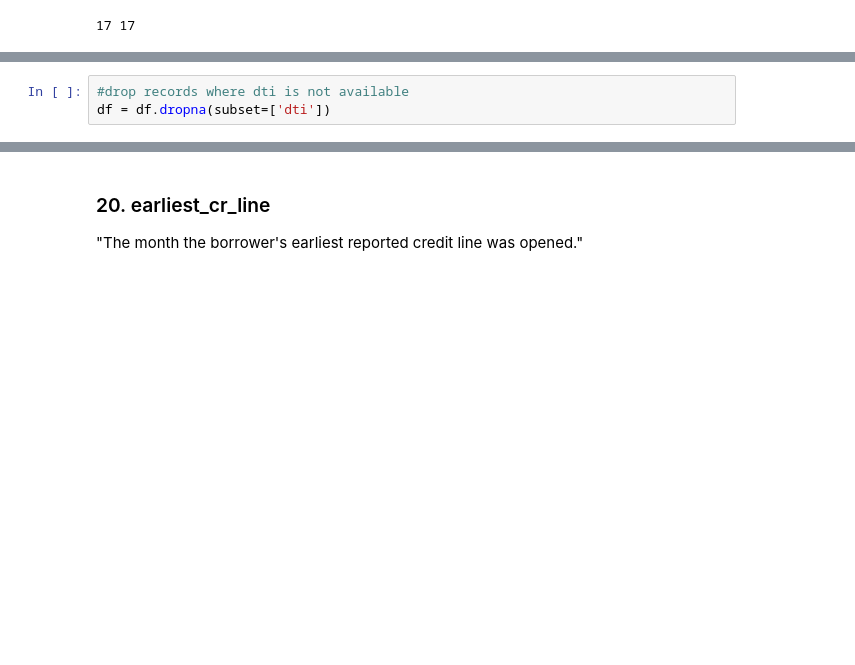
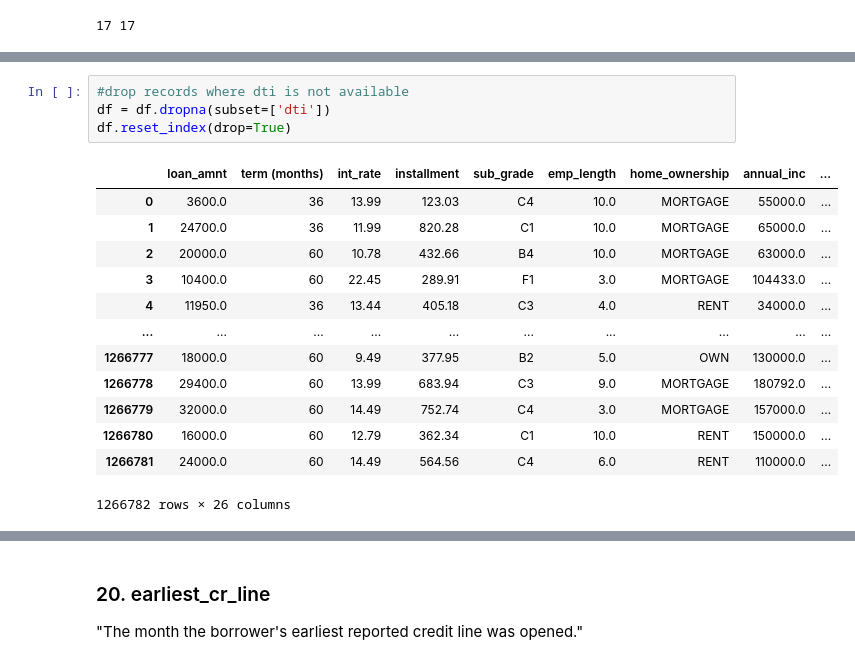
Before and after one commit to lalitharavi98/IS5126_Project-Loan-Default-Prediction, a Jupyter notebook: src/data_cleaning.ipynb, the cells around one changed output, grey strips where cells are left out. Drawn from its saved outputs; the diff is of its cells as text; blank space fills up the shorter version.

```diff
--- a/src/data_cleaning.ipynb
+++ b/src/data_cleaning.ipynb
@@ -608,3 +667,18 @@ print(df[df['dti'].isna()])
 # %%
 #drop records where dti is not available
 df = df.dropna(subset=['dti'])
+df.reset_index(drop=True)
+# %% [output]
+|  | loan_amnt | term (months) | int_rate | installment | sub_grade | emp_length | home_ownership | annual_inc | ... |
+| 0 | 3600.0 | 36 | 13.99 | 123.03 | C4 | 10.0 | MORTGAGE | 55000.0 | ... |
+| 1 | 24700.0 | 36 | 11.99 | 820.28 | C1 | 10.0 | MORTGAGE | 65000.0 | ... |
+| 2 | 20000.0 | 60 | 10.78 | 432.66 | B4 | 10.0 | MORTGAGE | 63000.0 | ... |
+| 3 | 10400.0 | 60 | 22.45 | 289.91 | F1 | 3.0 | MORTGAGE | 104433.0 | ... |
+| 4 | 11950.0 | 36 | 13.44 | 405.18 | C3 | 4.0 | RENT | 34000.0 | ... |
+| ... | ... | ... | ... | ... | ... | ... | ... | ... | ... |
+| 1266777 | 18000.0 | 60 | 9.49 | 377.95 | B2 | 5.0 | OWN | 130000.0 | ... |
+| 1266778 | 29400.0 | 60 | 13.99 | 683.94 | C3 | 9.0 | MORTGAGE | 180792.0 | ... |
+| 1266779 | 32000.0 | 60 | 14.49 | 752.74 | C4 | 3.0 | MORTGAGE | 157000.0 | ... |
+| 1266780 | 16000.0 | 60 | 12.79 | 362.34 | C1 | 10.0 | RENT | 150000.0 | ... |
+| 1266781 | 24000.0 | 60 | 14.49 | 564.56 | C4 | 6.0 | RENT | 110000.0 | ... |
+1266782 rows × 26 columns
```
Also changed, not shown: parts of 23 cells of this notebook, 1 other file.
